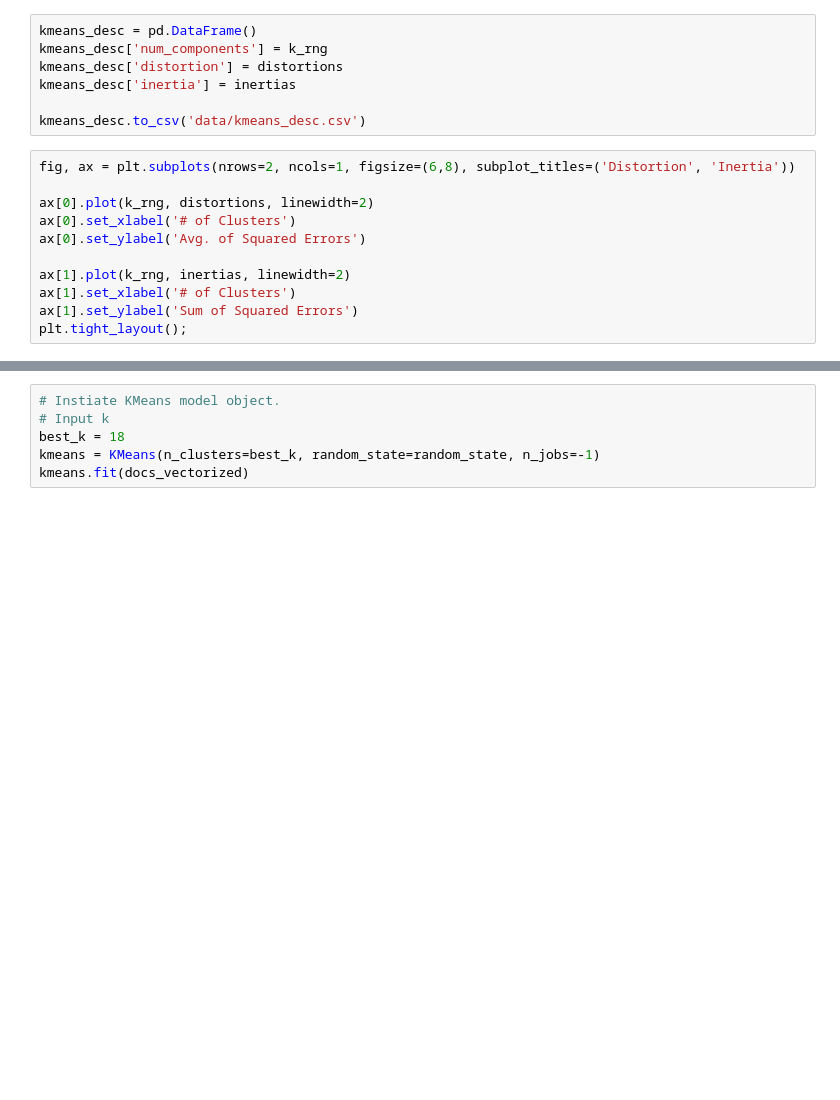
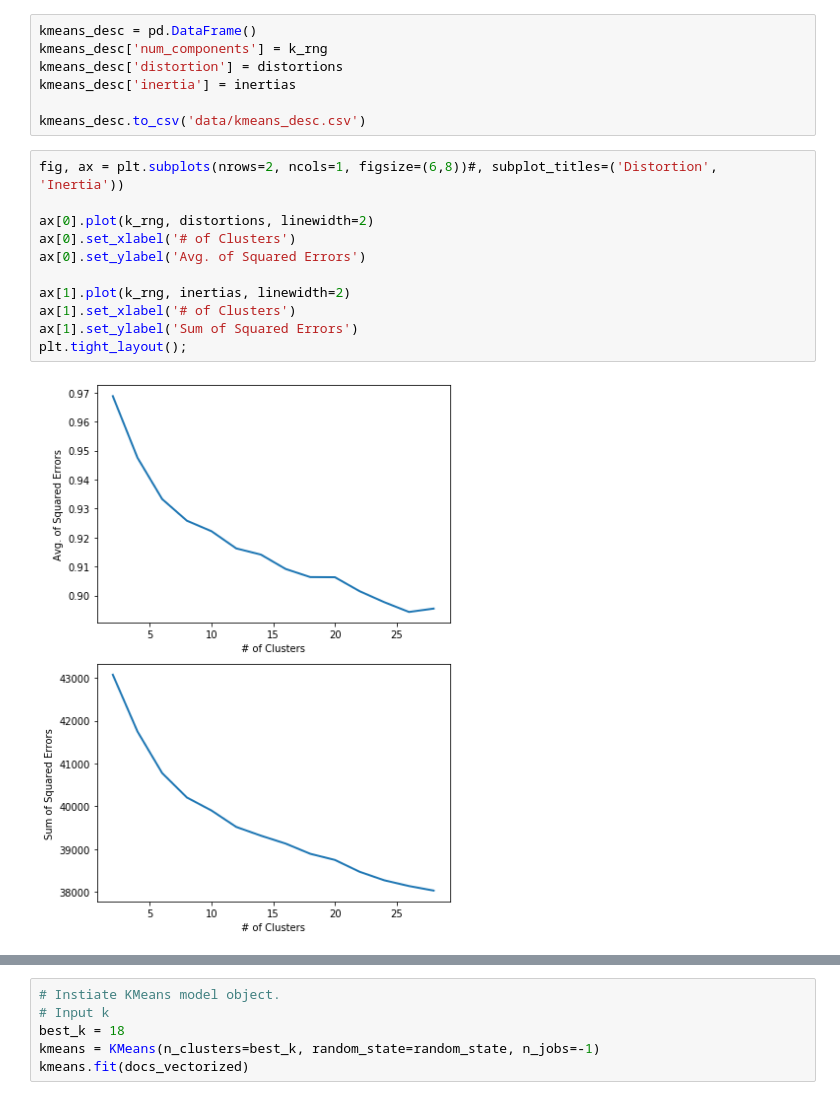
Before and after one commit to Morgan-Sell/darknet-economics, a Jupyter notebook: kmeans_wallstreet.ipynb, the cells around one changed output, grey strips where cells are left out. Cells and saved outputs as stored; diff of their text form; blank space fills up the shorter version.

```diff
--- a/kmeans_wallstreet.ipynb
+++ b/kmeans_wallstreet.ipynb
@@ -140,16 +146,18 @@ kmeans_desc['inertia'] = inertias
 
 kmeans_desc.to_csv('data/kmeans_desc.csv')
 # %%
-fig, ax = plt.subplots(nrows=2, ncols=1, figsize=(6,8), subplot_titles=('Distortion', 'Inertia'))
+fig, ax = plt.subplots(nrows=2, ncols=1, figsize=(6,8))#, subplot_titles=('Distortion', 'Inertia'))
 
 ax[0].plot(k_rng, distortions, linewidth=2)
 ax[0].set_xlabel('# of Clusters')
 ax[0].set_ylabel('Avg. of Squared Errors')
 
 ax[1].plot(k_rng, inertias, linewidth=2)
 ax[1].set_xlabel('# of Clusters')
 ax[1].set_ylabel('Sum of Squared Errors')
 plt.tight_layout();
+# %% [output]
+[figure, added]
 # %%
 fig = make_subplots(rows=1, cols=2)
 
```
Also changed, not shown: parts of 2 cells of this notebook, 4 other files.
